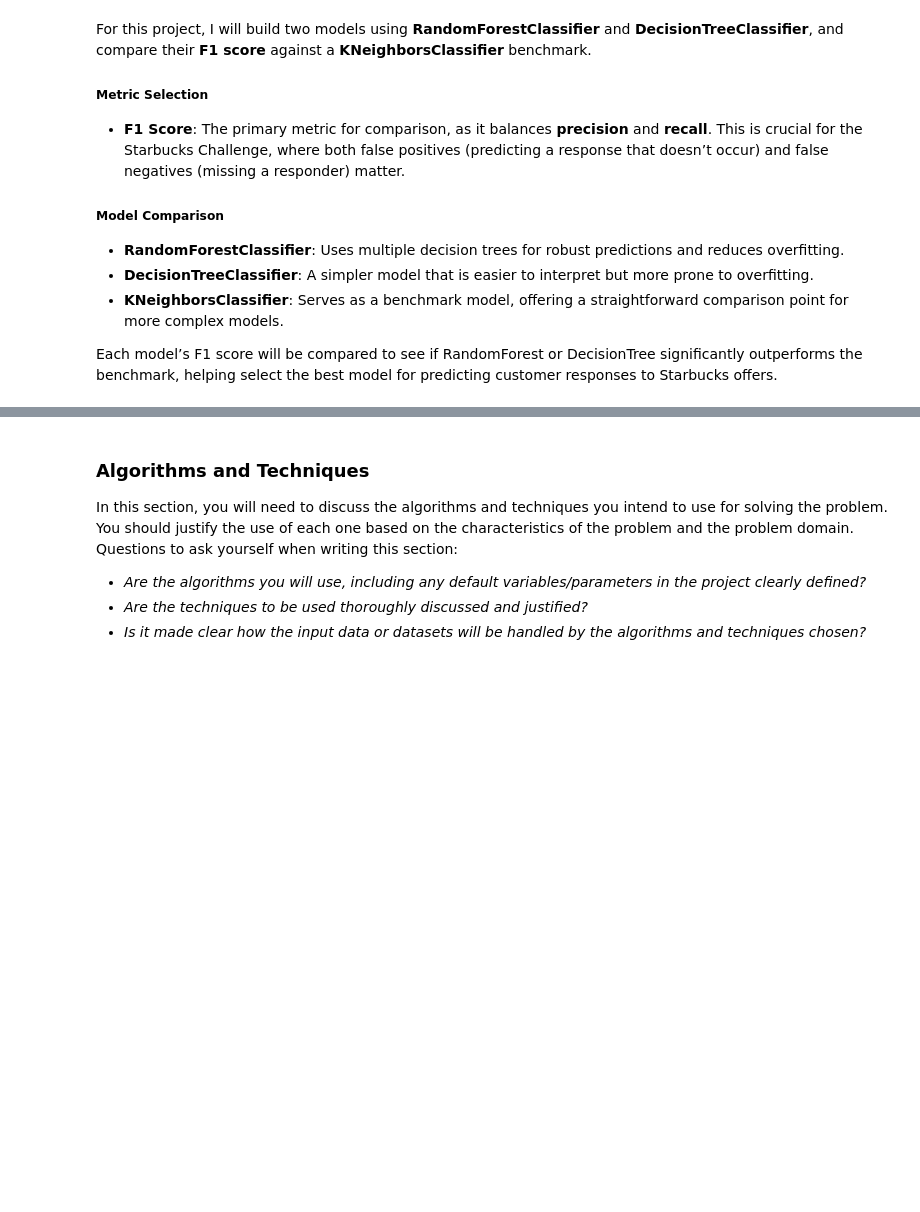
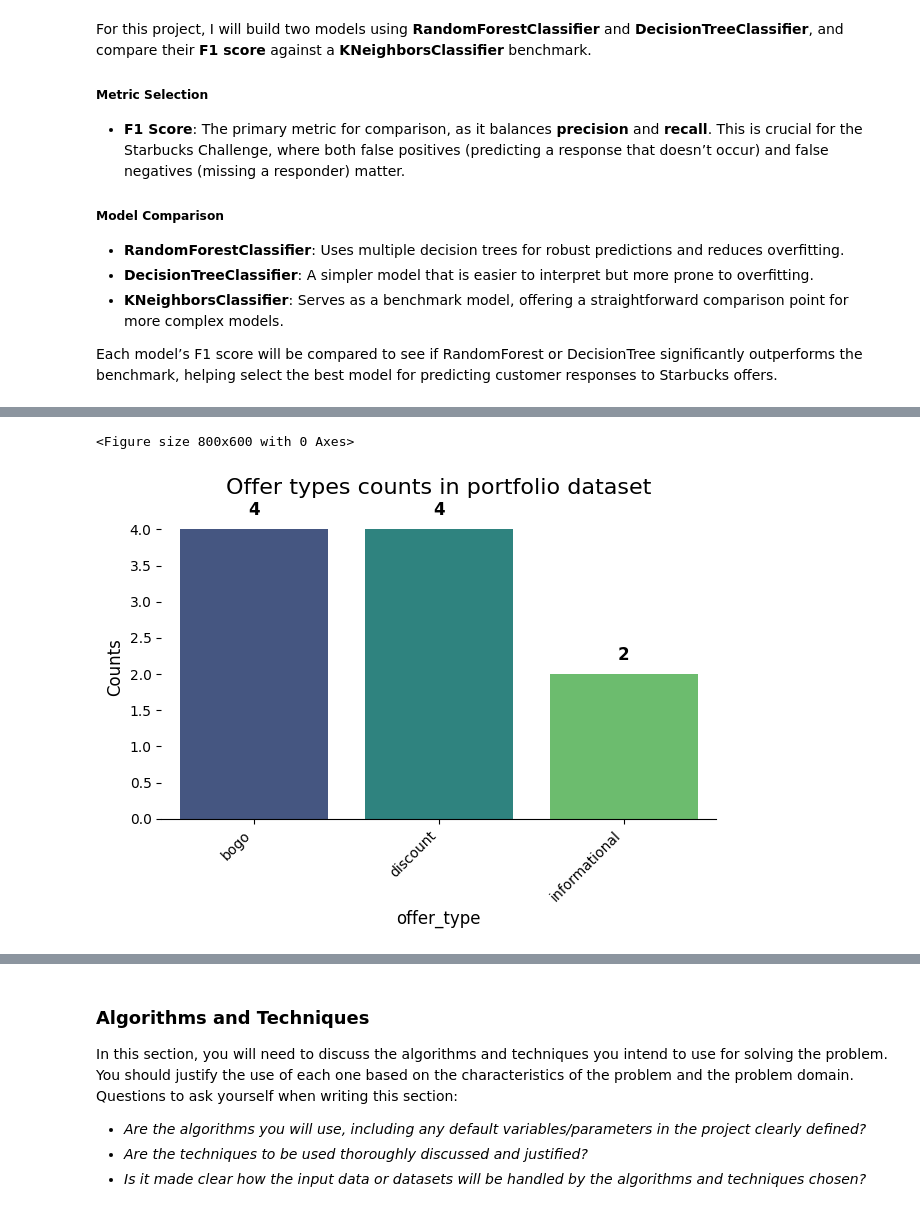
Before and after one commit to Ermess94/capstone-project-udacity, a Jupyter notebook: project_report.ipynb, the cells around one changed output, grey strips where cells are left out. Drawn from its saved outputs; the diff is of its cells as text; code cells hidden in the pictures; blank space fills up the shorter version.

```diff
--- a/project_report.ipynb
+++ b/project_report.ipynb
@@ -84,0 +389,5 @@ In this section, you will need to provide some form of visualization that summar
+# %%
+column_bar_plot(portfolio_df, 'offer_type', 'Offer types counts in portfolio dataset')
+# %% [output]
+<Figure size 800x600 with 0 Axes>
+[figure, added]
```
Also changed, not shown: parts of 37 cells of this notebook.
